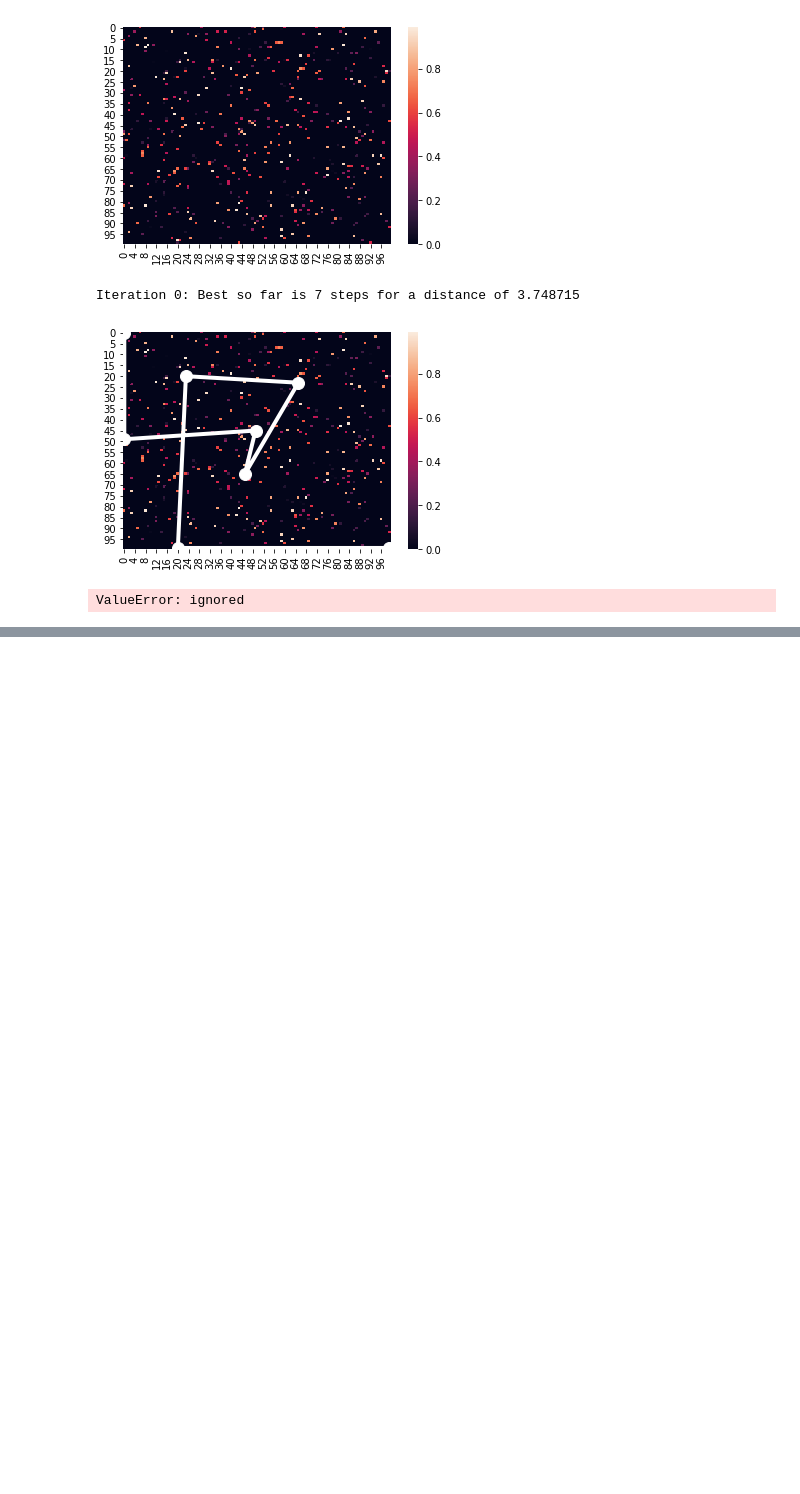
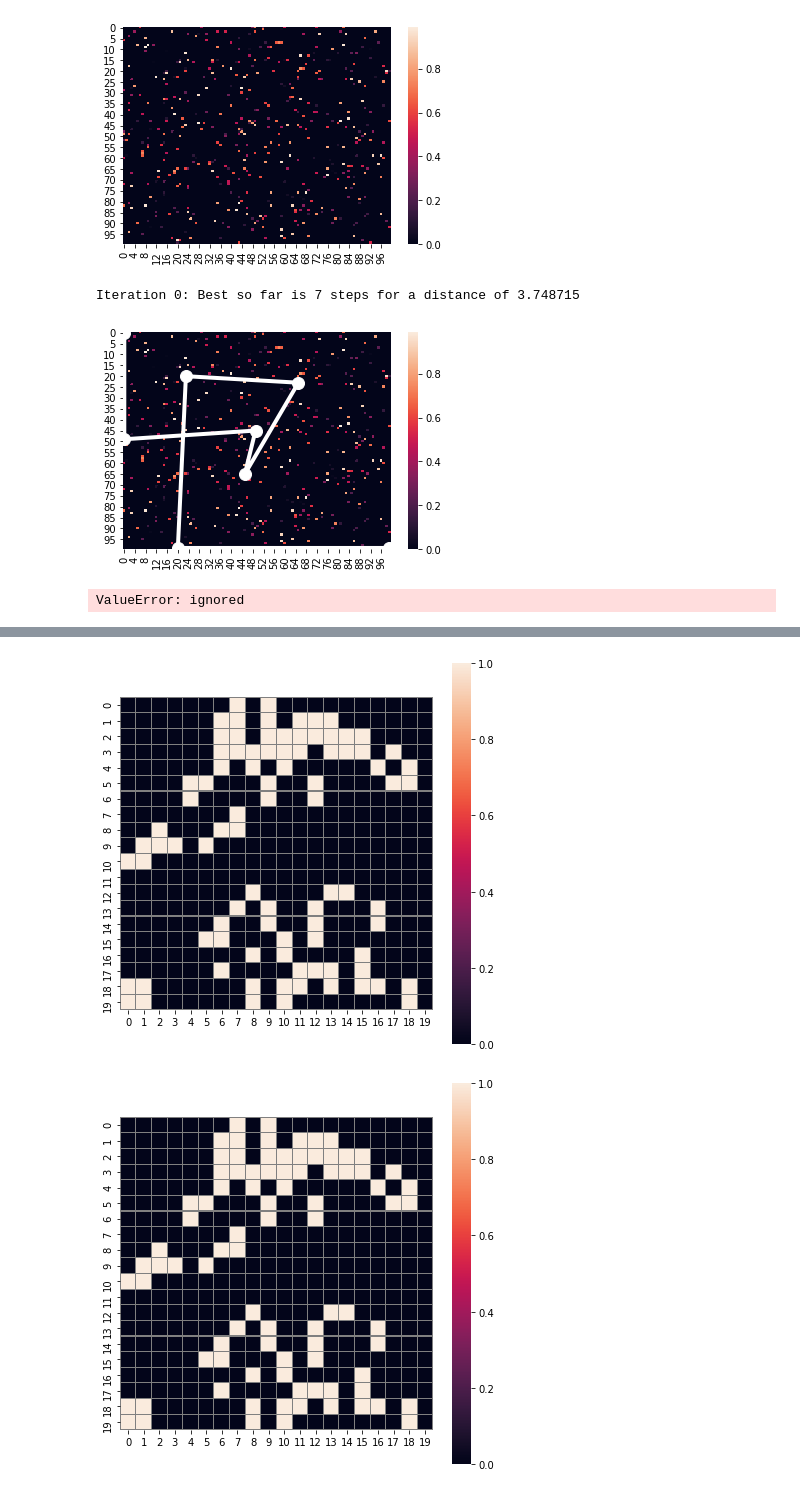
Before and after one commit to rquerino/Reverse-Game-of-Life, a Jupyter notebook: reverse_game_of_life.ipynb, the cells around one changed output, grey strips where cells are left out. Cells and saved outputs as stored; diff of their text form; code cells hidden in the pictures; blank space fills up the shorter version.

Commit message:
Add conway game and neural network one layer class

```diff
--- a/reverse_game_of_life.ipynb
+++ b/reverse_game_of_life.ipynb
@@ -333,0 +306,19 @@ print(test[5])
+# %%
+from tqdm import tqdm_notebook as tqdm
+def preprocess_dataset(pandas_dataset, type="train"):
+    dataset = {}
+    if (type == "train"):
+        for data in tqdm(pandas_dataset.values):
+            dataset[data[0]] = {"step": data[1],
+                                "start": data[2:402].reshape(20, 20),
+                                "end": data[402:802].reshape(20, 20)}
+    elif (type == "test"):
+        for data in tqdm(pandas_dataset.values):
+            dataset[data[0]] = {"step": data[1],
+                                "end": data[2:402].reshape(20, 20)}
+    return dataset
+# %%
+print("Building train set")
+train_set = preprocess_dataset(train_pd)
+print("Building test set")
+test_set = preprocess_dataset(test_pd, type="test")
@@ -333,0 +337,13 @@ print(test[5])
+# %%
+import matplotlib.pyplot as plt
+import seaborn as sns
+%matplotlib inline
+
+def visualize_board(board):
+    plt.figure(figsize=(7, 7))
+    sns.heatmap(board,
+                square=True,
+                linewidths=0.1,
+                linecolor='gray',)
+                # xticklabels=False,
+                # yticklabels=False)
@@ -333,0 +412,3 @@ print(test[5])
+# %%
+# Create the game
+game = ConwayGameOfLife((20, 20))
@@ -333,0 +421,8 @@ print(test[5])
+# %%
+# Check the created game's output and original conway game's output
+result = game(train_set[5]["start"], train_set[5]["step"])
+visualize_board(result)
+visualize_board(train_set[5]["end"])
+# %% [output]
+[figure, added]
+[figure, added]
```
Also changed, not shown: parts of 23 cells of this notebook.
